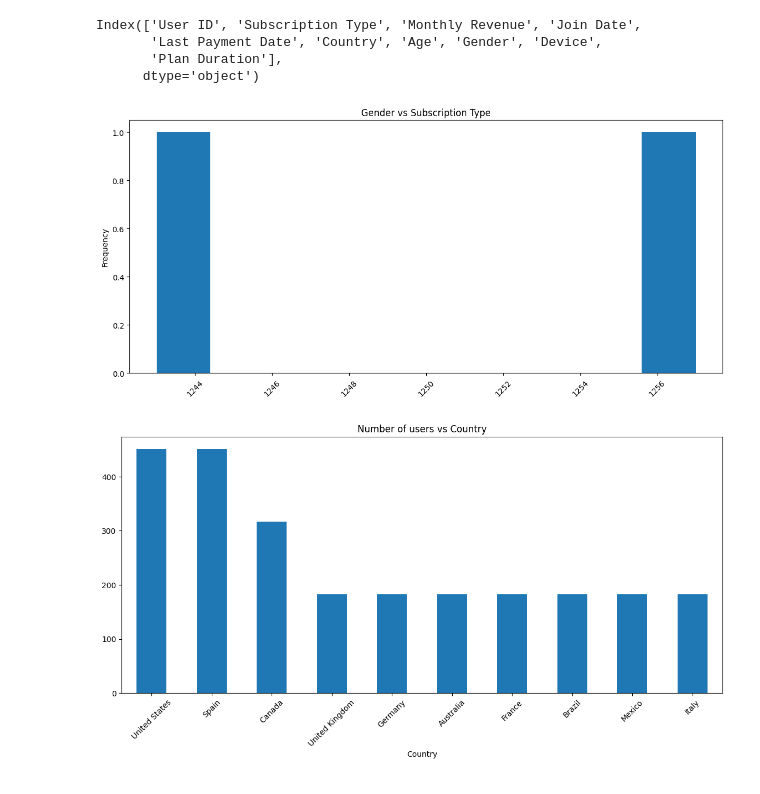
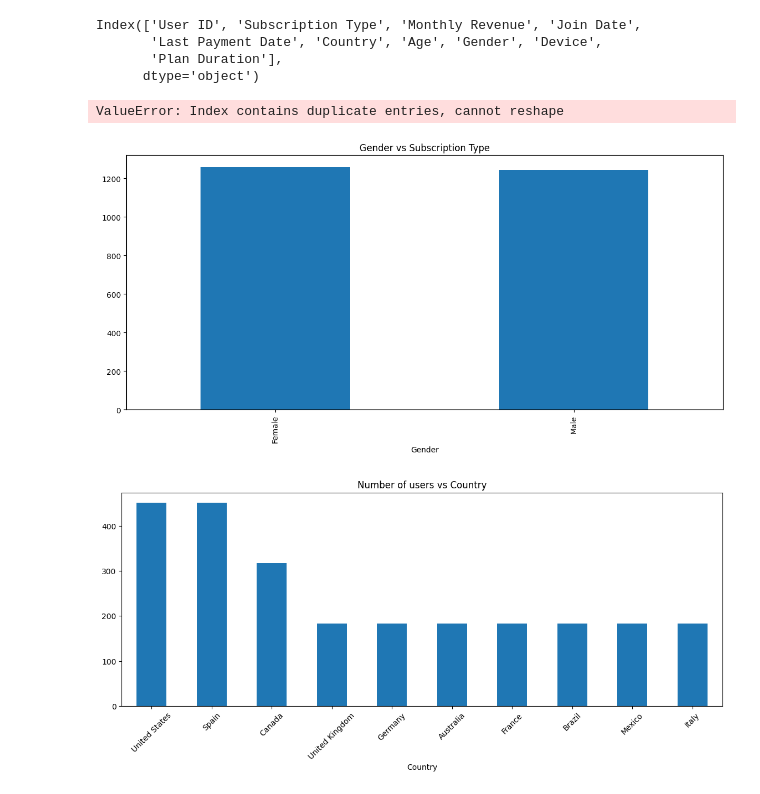
Before and after one commit to dhirana-s/MYDAC-Curriculum, a Jupyter notebook: DAC-002_EDA/netflix_tutorial.ipynb, the cells around one changed output. Drawn from its saved outputs; the diff is of its cells as text; code cells hidden in the pictures.

```diff
--- a/DAC-002_EDA/netflix_tutorial.ipynb
+++ b/DAC-002_EDA/netflix_tutorial.ipynb
@@ -90,27 +90,27 @@ Index(['User ID', 'Subscription Type', 'Monthly Revenue', 'Join Date',
 # %%
 # TRY AGAIN!!!!
 
-df['Gender'].value_counts().plot(kind='hist', title='Gender vs Subscription Type')
-plt.rcParams['figure.figsize'] = (14, 5)
-plt.xticks(rotation=45)
-plt.show()
+df['Gender'].value_counts().plot(kind='bar', title='Gender vs Subscription Type')
+
+df.Office.value_counts().plot.bar()
+ax.set(xlabel='Gender', ylabel='Subscription ')
 
 
-# df = pd.DataFrame(df, columns=["Gender", "Subscription Type"])
-# df.plot(x="Gender", y="Subscription Type", kind="bar", figsize=(14,6), stacked=True)
+# plt.rcParams['figure.figsize'] = (14, 5)
+# plt.xticks(rotation=45)
 # plt.show()
-
 
 # df['Gender'].value_counts().plot(kind='bar', title='Gender')
 # plt.rcParams['figure.figsize'] = (14, 6)
 # plt.xticks(rotation=45)
 # plt.show()
 # %% [output]
+ValueError: Index contains duplicate entries, cannot reshape
-[figure, old version]
+[figure, new version]
 # %%
 df['Country'].value_counts().plot(kind='bar', title='Number of users vs Country')
 plt.rcParams['figure.figsize'] = (14, 6)
 plt.xticks(rotation=45)
 plt.show()
 # %% [output]
-[figure, old version]
+[figure, new version]
```
